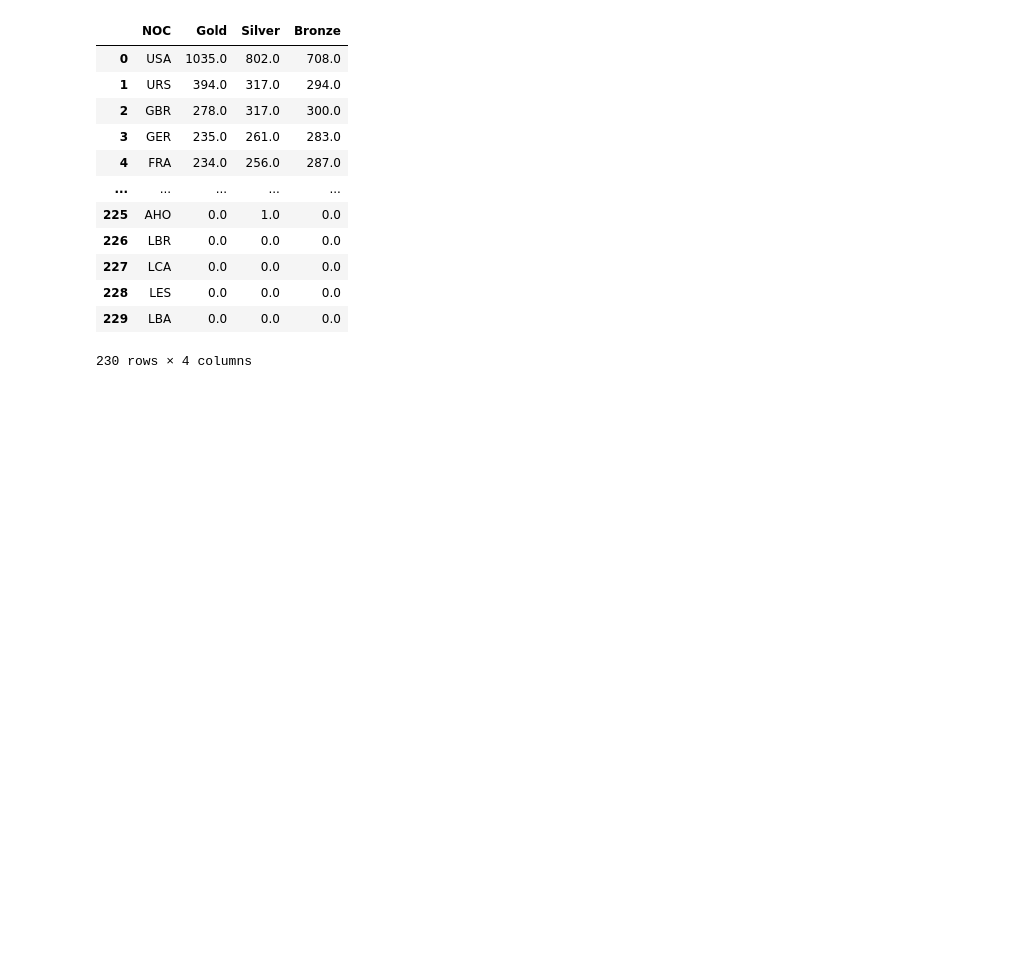
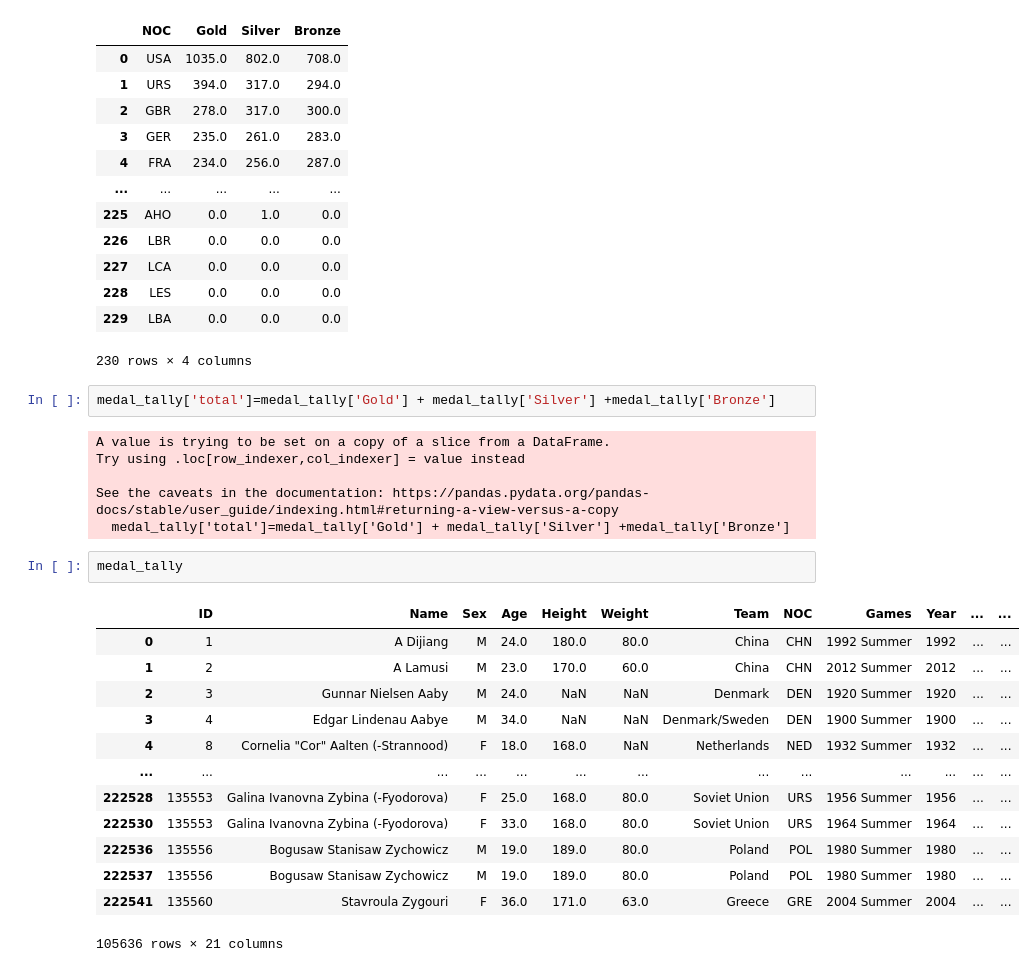
Before and after one commit to AromaSinha/Olympics, a Jupyter notebook: Olympics data analysis.ipynb, the cells around one changed output. Cells and saved outputs as stored; diff of their text form; blank space fills up the shorter version.

```diff
--- a/Olympics data analysis.ipynb
+++ b/Olympics data analysis.ipynb
@@ -170,3 +170,27 @@ medal_tally.groupby('NOC').sum()[['Gold','Silver','Bronze']].sort_values('Gold',
 | 228 | LES | 0.0 | 0.0 | 0.0 |
 | 229 | LBA | 0.0 | 0.0 | 0.0 |
 230 rows × 4 columns
+# %%
+medal_tally['total']=medal_tally['Gold'] + medal_tally['Silver'] +medal_tally['Bronze']
+# %% [output]
+A value is trying to be set on a copy of a slice from a DataFrame.
+Try using .loc[row_indexer,col_indexer] = value instead
+
+See the caveats in the documentation: https://pandas.pydata.org/pandas-docs/stable/user_guide/indexing.html#returning-a-view-versus-a-copy
+  medal_tally['total']=medal_tally['Gold'] + medal_tally['Silver'] +medal_tally['Bronze']
+# %%
+medal_tally
+# %% [output]
+|  | ID | Name | Sex | Age | Height | Weight | Team | NOC | Games | Year | ... | ... |
+| 0 | 1 | A Dijiang | M | 24.0 | 180.0 | 80.0 | China | CHN | 1992 Summer | 1992 | ... | ... |
+| 1 | 2 | A Lamusi | M | 23.0 | 170.0 | 60.0 | China | CHN | 2012 Summer | 2012 | ... | ... |
+| 2 | 3 | Gunnar Nielsen Aaby | M | 24.0 | NaN | NaN | Denmark | DEN | 1920 Summer | 1920 | ... | ... |
+| 3 | 4 | Edgar Lindenau Aabye | M | 34.0 | NaN | NaN | Denmark/Sweden | DEN | 1900 Summer | 1900 | ... | ... |
+| 4 | 8 | Cornelia "Cor" Aalten (-Strannood) | F | 18.0 | 168.0 | NaN | Netherlands | NED | 1932 Summer | 1932 | ... | ... |
+| ... | ... | ... | ... | ... | ... | ... | ... | ... | ... | ... | ... | ... |
+| 222528 | 135553 | Galina Ivanovna Zybina (-Fyodorova) | F | 25.0 | 168.0 | 80.0 | Soviet Union | URS | 1956 Summer | 1956 | ... | ... |
+| 222530 | 135553 | Galina Ivanovna Zybina (-Fyodorova) | F | 33.0 | 168.0 | 80.0 | Soviet Union | URS | 1964 Summer | 1964 | ... | ... |
+| 222536 | 135556 | Bogusaw Stanisaw Zychowicz | M | 19.0 | 189.0 | 80.0 | Poland | POL | 1980 Summer | 1980 | ... | ... |
+| 222537 | 135556 | Bogusaw Stanisaw Zychowicz | M | 19.0 | 189.0 | 80.0 | Poland | POL | 1980 Summer | 1980 | ... | ... |
+| 222541 | 135560 | Stavroula Zygouri | F | 36.0 | 171.0 | 63.0 | Greece | GRE | 2004 Summer | 2004 | ... | ... |
+105636 rows × 21 columns
```
